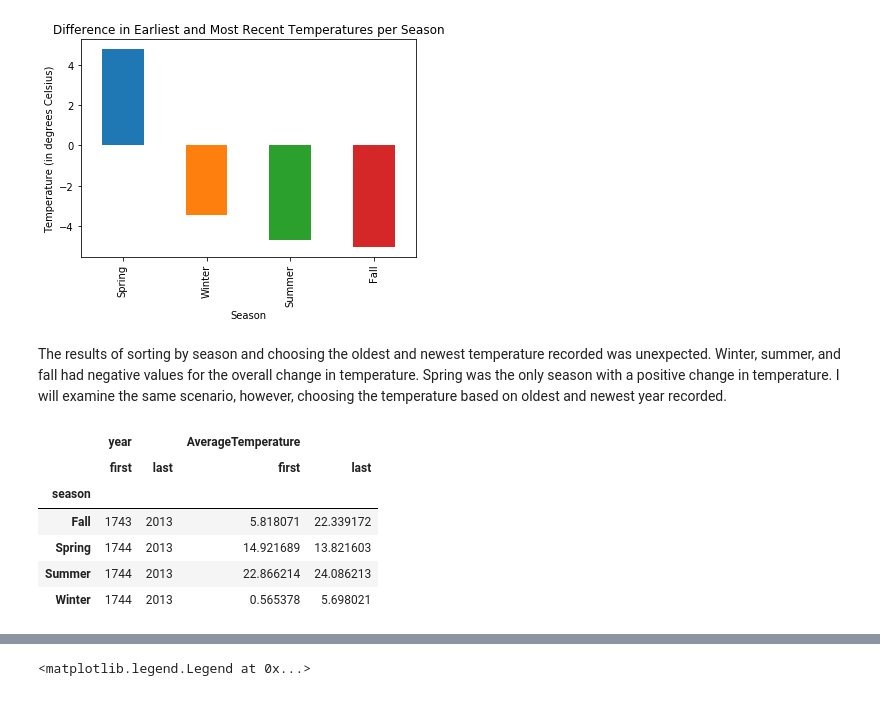
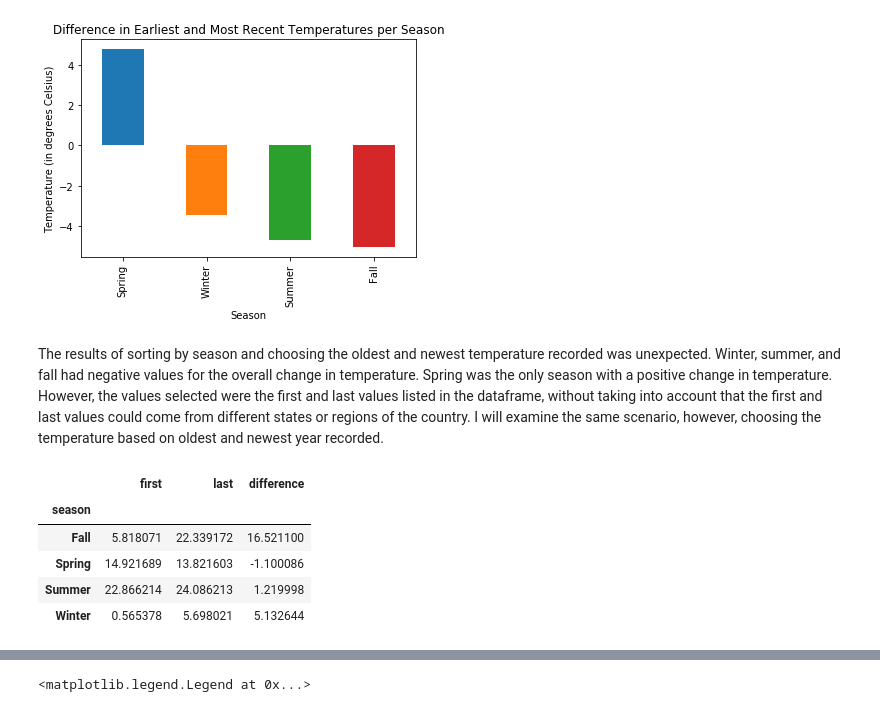
Before and after one commit to karahahn/Springboard_Capstone1, a Jupyter notebook: Data Storytelling.ipynb, the cells around one changed output, grey strips where cells are left out. Cells and saved outputs as stored; diff of their text form; code cells hidden in the pictures.

```diff
--- a/Data Storytelling.ipynb
+++ b/Data Storytelling.ipynb
@@ -437,18 +437,19 @@ plt.show()
 [figure]
 # %% [markdown]
 
-The results of sorting by season and choosing the oldest and newest temperature recorded was unexpected. Winter, summer, and fall had negative values for the overall change in temperature. Spring was the only season with a positive change in temperature. I will examine the same scenario, however, choosing the temperature based on oldest and newest year recorded.
+The results of sorting by season and choosing the oldest and newest temperature recorded was unexpected. Winter, summer, and fall had negative values for the overall change in temperature. Spring was the only season with a positive change in temperature. However, the values selected were the first and last values listed in the dataframe, without taking into account that the first and last values could come from different states or regions of the country. I will examine the same scenario, however, choosing the temperature based on oldest and newest year recorded.
 # %%
-# obtain the first (oldest) and last (most recent) temperature value for each season
+# obtain the first (oldest), last (most recent), and difference in average yearly temperature per season
 first_last_season1 = temp_county_region.copy()
 first_last_season1 = first_last_season1[['season','year','AverageTemperature']].sort_values(['season','year'])
-first_last_season1 = first_last_season1.groupby(['season','year']).mean().reset_index()#.set_index('year').agg(['first','last'])
-first_last_season1.groupby('season').agg(['first','last'])
+first_last_season1 = first_last_season1.groupby(['season','year']).mean().reset_index()
+first_last_season1 = first_last_season1.groupby('season').agg(['first','last'])['AverageTemperature']
+first_last_season1['difference'] = first_last_season1['last']-first_last_season1['first']
+first_last_season1
 # %% [output]
-|  | year |  | AverageTemperature |  |
-|  | first | last | first | last |
-| season |  |  |  |  |
-| Fall | 1743 | 2013 | 5.818071 | 22.339172 |
-| Spring | 1744 | 2013 | 14.921689 | 13.821603 |
-| Summer | 1744 | 2013 | 22.866214 | 24.086213 |
-| Winter | 1744 | 2013 | 0.565378 | 5.698021 |
+|  | first | last | difference |
+| season |  |  |  |
+| Fall | 5.818071 | 22.339172 | 16.521100 |
+| Spring | 14.921689 | 13.821603 | -1.100086 |
+| Summer | 22.866214 | 24.086213 | 1.219998 |
+| Winter | 0.565378 | 5.698021 | 5.132644 |
```
Also changed, not shown: parts of 32 cells of this notebook.
